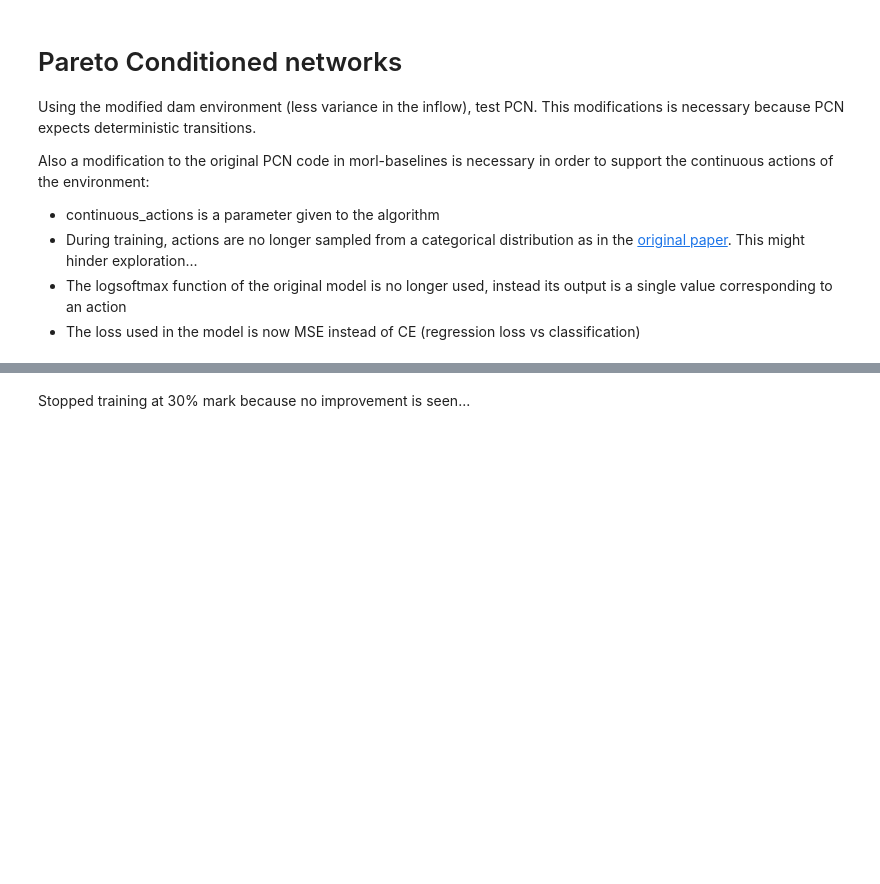
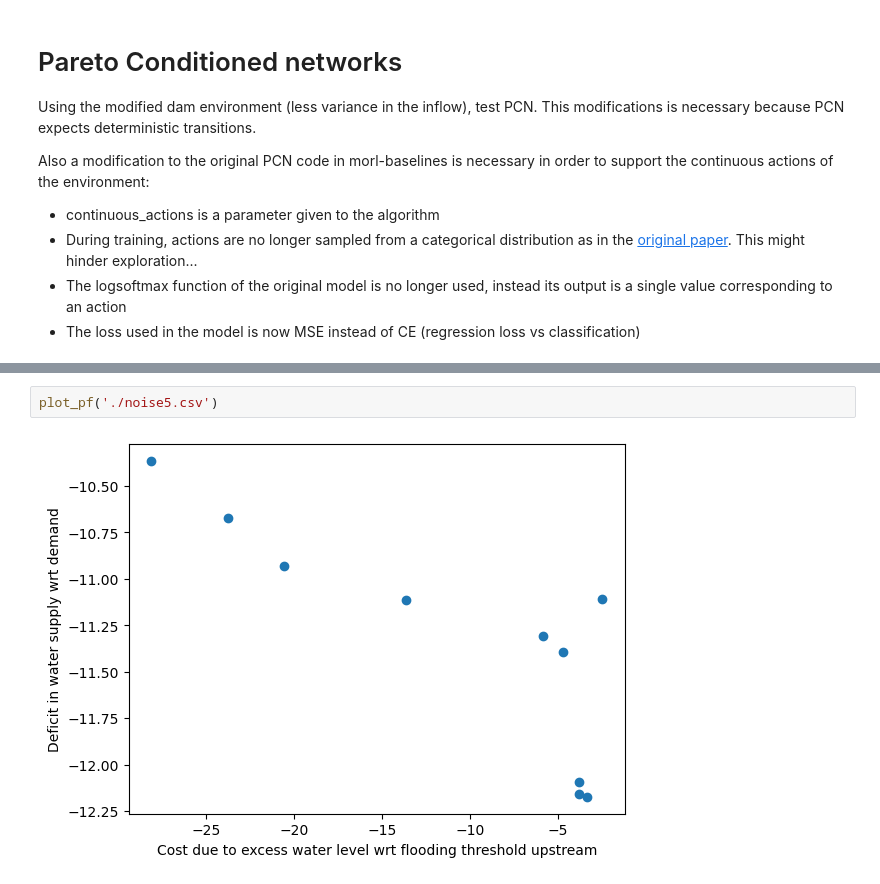
Before and after one commit to liammertens/water-resource-management, a Jupyter notebook: PCN/main.ipynb, the cells around one changed output, grey strips where cells are left out. Saved outputs shown, nothing was run; the diff lists cells and outputs as text; blank space fills up the shorter version.

```diff
--- a/PCN/main.ipynb
+++ b/PCN/main.ipynb
@@ -82,2 +113,4 @@ KeyboardInterrupt:
-# %% [markdown]
-Stopped training at 30% mark because no improvement is seen...
+# %%
+plot_pf('./noise5.csv')
+# %% [output]
+[figure, added]
```
Also changed, not shown: parts of 12 cells of this notebook, 5 other files.
